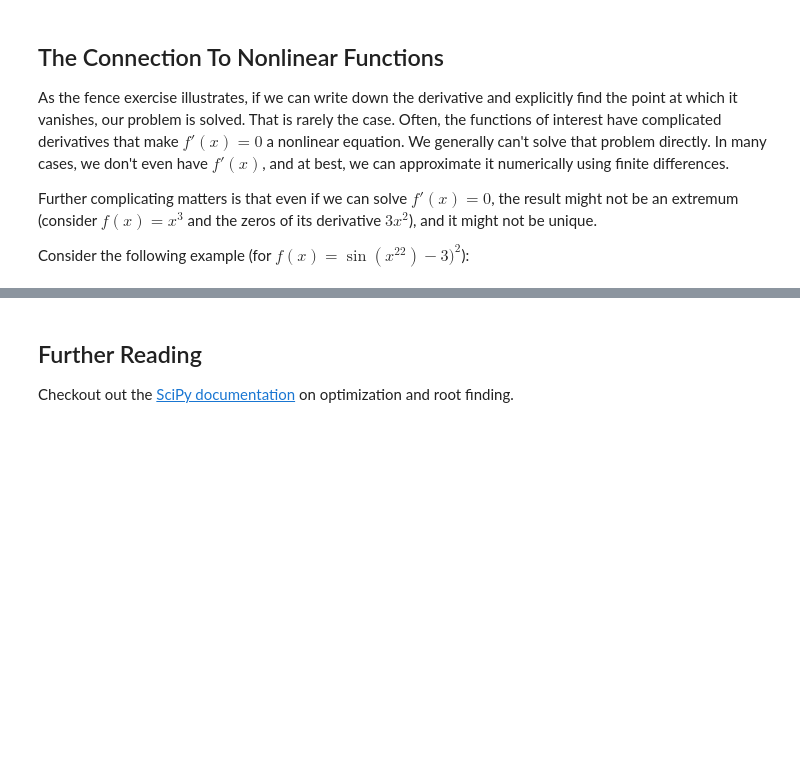
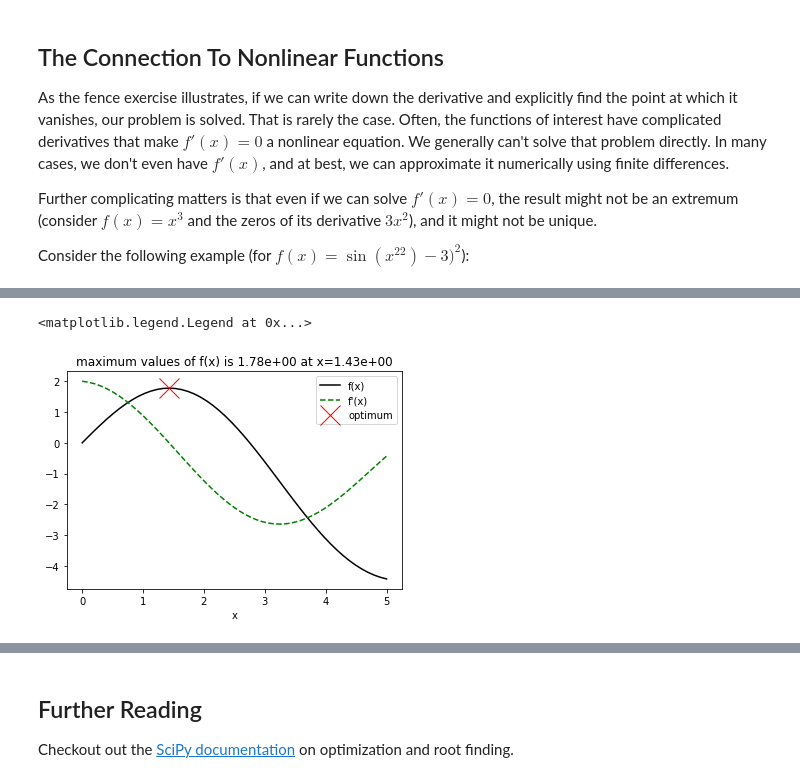
Before and after one commit to robertsj/me400_notes, a Jupyter notebook: source/lectures/Optimization.ipynb, the cells around one changed output, grey strips where cells are left out. Saved outputs shown, nothing was run; the diff lists cells and outputs as text; code cells hidden in the pictures; blank space fills up the shorter version.

```diff
--- a/source/lectures/Optimization.ipynb
+++ b/source/lectures/Optimization.ipynb
@@ -87,0 +119,22 @@ If we had $f'(x)$, we could apply Newton's method to $g(x) = f'(x) = 0$.  Assumi
+# %%
+import numpy as np
+import matplotlib.pyplot as plt
+
+f = lambda z: 2*np.sin(z) - z**2/10 # objective function
+fp = lambda z: 2*np.cos(z) - z/5
+fpp = lambda z: -2*np.sin(z) - 1/5
+
+x = 2.5 # initial guess
+while abs(fp(x)) > 1e-12:
+    x = x - fp(x)/fpp(x)
+
+x_vals = np.linspace(0, 5)
+plt.plot(x_vals, f(x_vals), 'k', label='f(x)')
+plt.plot(x_vals, fp(x_vals), 'g--', label="f'(x)")
+plt.plot(x, f(x), 'rx', ms='20', label='optimum') # X marks the spot...
+plt.xlabel('x')
+plt.title('maximum values of f(x) is {:.2e} at x={:.2e}'.format(f(x), x))
+plt.legend()
+# %% [output]
+<matplotlib.legend.Legend at 0x...>
+[figure, added]
```
Also changed, not shown: parts of 20 cells of this notebook, 2 other files.
